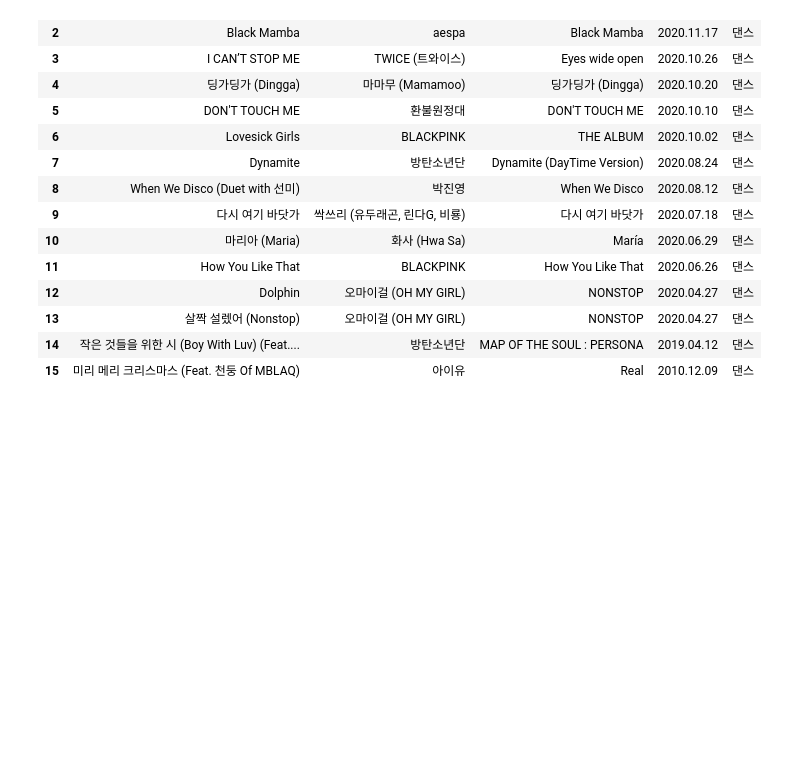
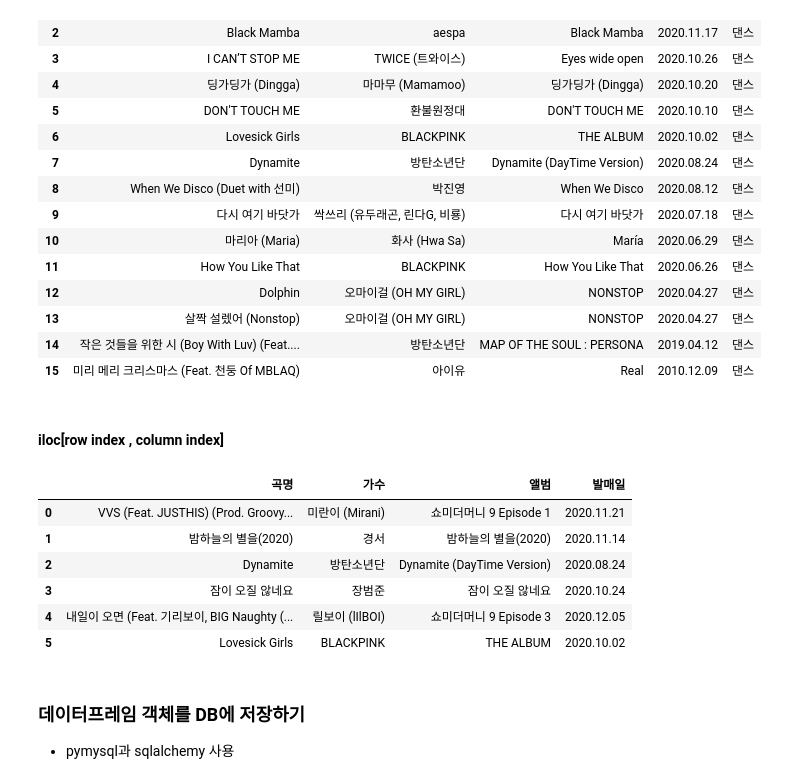
Before and after one commit to vega2k/webscraping_datascience, a Jupyter notebook: 3.멜론100Chart_수집_분석_저장.ipynb, the cells around one changed output. Cells and saved outputs as stored; diff of their text form; code cells hidden in the pictures; blank space fills up the shorter version.

```diff
--- a/3.멜론100Chart_수집_분석_저장.ipynb
+++ b/3.멜론100Chart_수집_분석_저장.ipynb
@@ -475,3 +476,18 @@ song_df.loc[song_df['장르'] == '댄스','곡명':'장르']\
 | 13 | 살짝 설렜어 (Nonstop) | 오마이걸 (OH MY GIRL) | NONSTOP | 2020.04.27 | 댄스 |
 | 14 | 작은 것들을 위한 시 (Boy With Luv) (Feat.... | 방탄소년단 | MAP OF THE SOUL : PERSONA | 2019.04.12 | 댄스 |
 | 15 | 미리 메리 크리스마스 (Feat. 천둥 Of MBLAQ) | 아이유 | Real | 2010.12.09 | 댄스 |
+# %% [markdown]
+#### iloc[row index , column index]
+# %%
+song_df.iloc[0:6,0:4]
+# %% [output]
+|  | 곡명 | 가수 | 앨범 | 발매일 |
+| 0 | VVS (Feat. JUSTHIS) (Prod. Groovy... | 미란이 (Mirani) | 쇼미더머니 9 Episode 1 | 2020.11.21 |
+| 1 | 밤하늘의 별을(2020) | 경서 | 밤하늘의 별을(2020) | 2020.11.14 |
+| 2 | Dynamite | 방탄소년단 | Dynamite (DayTime Version) | 2020.08.24 |
+| 3 | 잠이 오질 않네요 | 장범준 | 잠이 오질 않네요 | 2020.10.24 |
+| 4 | 내일이 오면 (Feat. 기리보이, BIG Naughty (... | 릴보이 (lIlBOI) | 쇼미더머니 9 Episode 3 | 2020.12.05 |
+| 5 | Lovesick Girls | BLACKPINK | THE ALBUM | 2020.10.02 |
+# %% [markdown]
+### 데이터프레임 객체를 DB에 저장하기
+* pymysql과 sqlalchemy 사용
```
Also changed, not shown: parts of 21 cells of this notebook, 1 other file.
